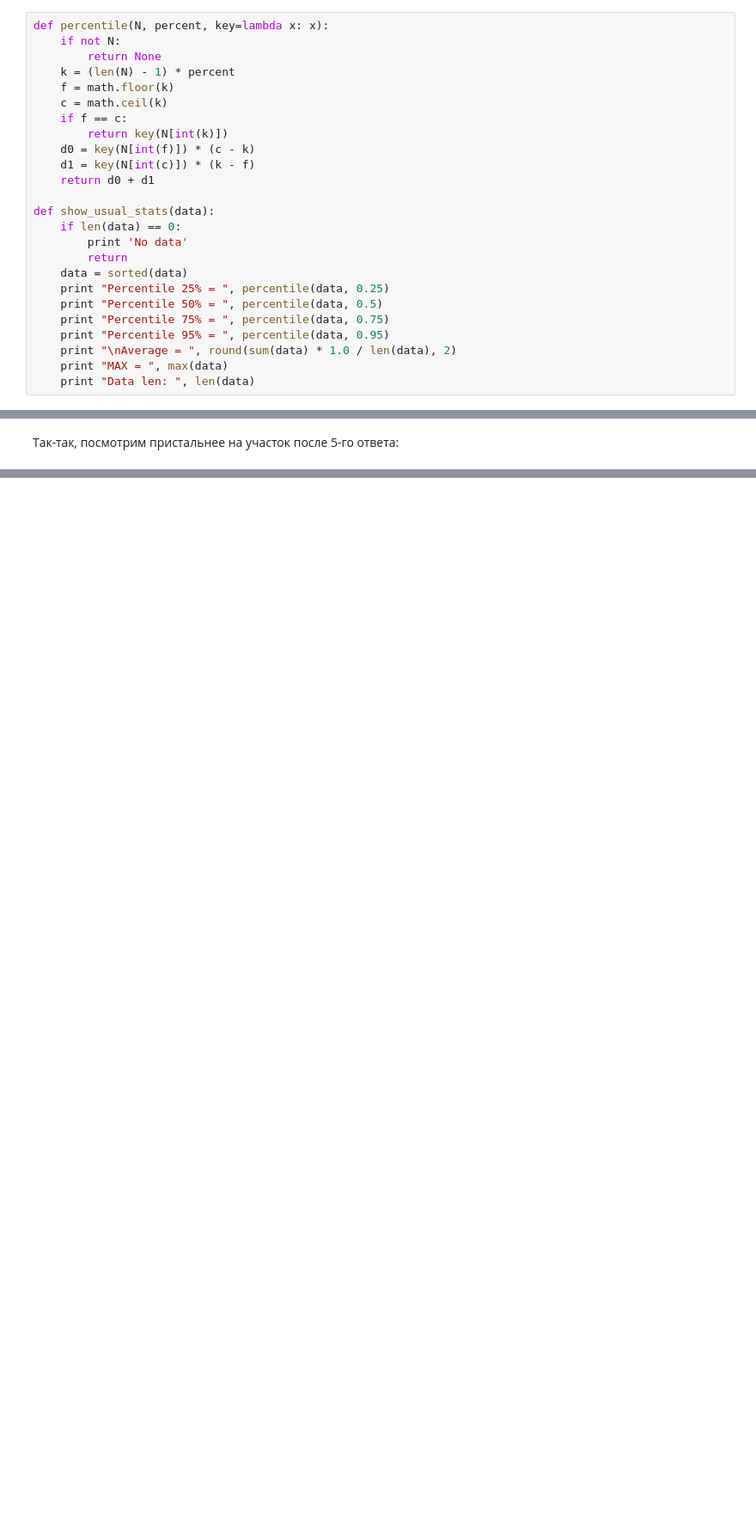
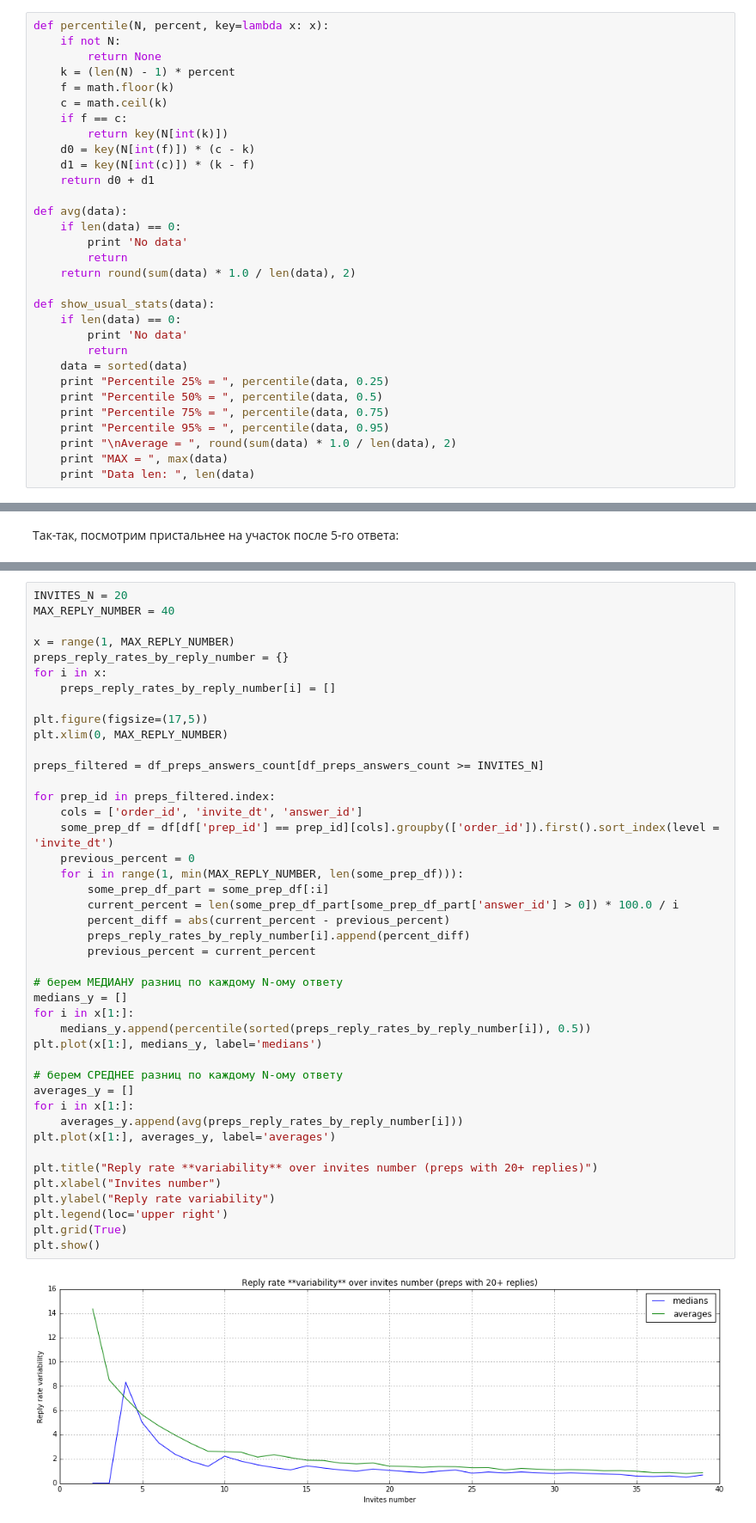
Before and after one commit to NadyaMotina/profi_analytics, a Jupyter notebook: Prep Ratings/responsiveness_research.ipynb, the cells around one changed output, grey strips where cells are left out. Shown: that part at 86% size. Saved outputs shown, nothing was run; the diff lists cells and outputs as text; blank space fills up the shorter version.

Commit message:
responsiveness_research - Reply rate and time variability over replies number approximated by all preps

```diff
--- a/Prep Ratings/responsiveness_research.ipynb
+++ b/Prep Ratings/responsiveness_research.ipynb
@@ -62,6 +63,12 @@ def percentile(N, percent, key=lambda x: x):
     d1 = key(N[int(c)]) * (k - f)
     return d0 + d1
 
+def avg(data):
+    if len(data) == 0:
+        print 'No data'
+        return
+    return round(sum(data) * 1.0 / len(data), 2)
+
 def show_usual_stats(data):
     if len(data) == 0:
         print 'No data'
@@ -493,0 +500,45 @@ plt.show()
+# %%
+INVITES_N = 20
+MAX_REPLY_NUMBER = 40
+
+x = range(1, MAX_REPLY_NUMBER)
+preps_reply_rates_by_reply_number = {}
+for i in x:
+    preps_reply_rates_by_reply_number[i] = []
+
+plt.figure(figsize=(17,5))
+plt.xlim(0, MAX_REPLY_NUMBER)
+
+preps_filtered = df_preps_answers_count[df_preps_answers_count >= INVITES_N]
+
+for prep_id in preps_filtered.index:
+    cols = ['order_id', 'invite_dt', 'answer_id']
+    some_prep_df = df[df['prep_id'] == prep_id][cols].groupby(['order_id']).first().sort_index(level = 'invite_dt')
+    previous_percent = 0
+    for i in range(1, min(MAX_REPLY_NUMBER, len(some_prep_df))):
+        some_prep_df_part = some_prep_df[:i]
+        current_percent = len(some_prep_df_part[some_prep_df_part['answer_id'] > 0]) * 100.0 / i
+        percent_diff = abs(current_percent - previous_percent)
+        preps_reply_rates_by_reply_number[i].append(percent_diff)
+        previous_percent = current_percent
+
+# берем МЕДИАНУ разниц по каждому N-ому ответу
+medians_y = []
+for i in x[1:]:
+    medians_y.append(percentile(sorted(preps_reply_rates_by_reply_number[i]), 0.5))
+plt.plot(x[1:], medians_y, label='medians')
+
+# берем СРЕДНЕЕ разниц по каждому N-ому ответу
+averages_y = []
+for i in x[1:]:
+    averages_y.append(avg(preps_reply_rates_by_reply_number[i]))
+plt.plot(x[1:], averages_y, label='averages')
+
+plt.title("Reply rate **variability** over invites number (preps with 20+ replies)")
+plt.xlabel("Invites number")
+plt.ylabel("Reply rate variability")
+plt.legend(loc='upper right')
+plt.grid(True)
+plt.show()
+# %% [output]
+[figure, added]
```
Also changed, not shown: parts of 30 cells of this notebook.
